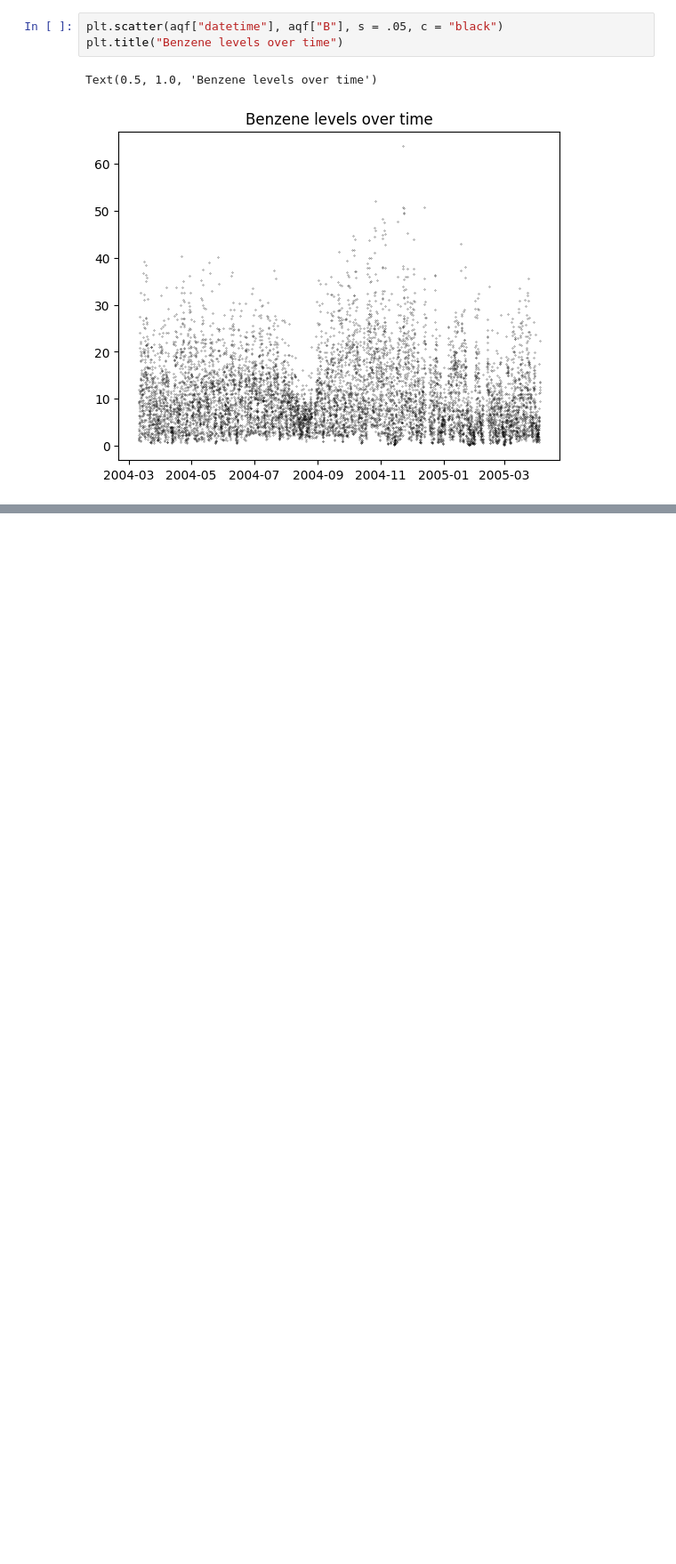
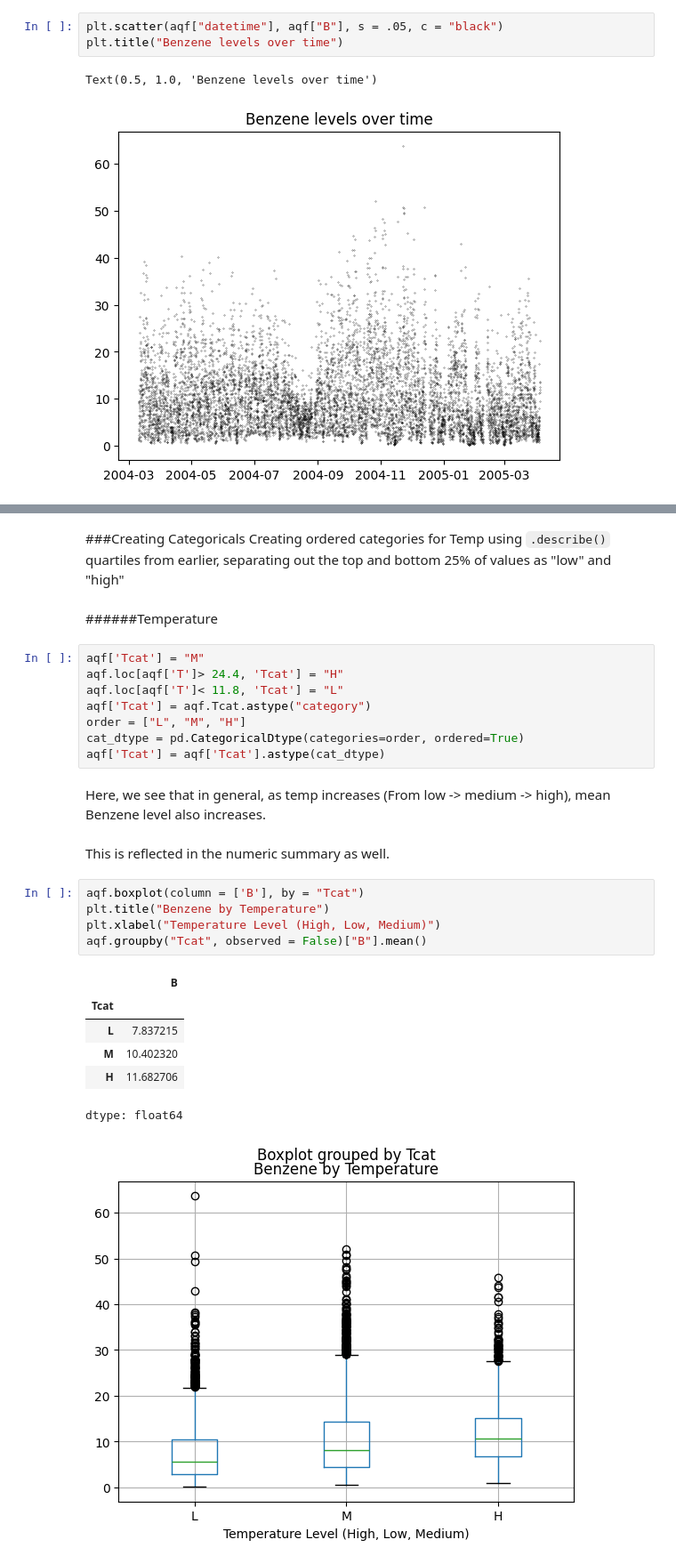
Before and after one commit to tort-cam/ST-554-P1, a Jupyter notebook: Task2/ST554Proj1EDA.ipynb, the cells around one changed output, grey strips where cells are left out. Shown at 89% size. Drawn from its saved outputs; the diff is of its cells as text; blank space fills up the shorter version.

```diff
--- a/Task2/ST554Proj1EDA.ipynb
+++ b/Task2/ST554Proj1EDA.ipynb
@@ -195,3 +255,33 @@ fig.update_traces(marker=dict(size=1))
 # %% [output]
 [interactive output not drawn]
 <Figure size 640x480 with 0 Axes>
+# %% [markdown]
+###Creating Categoricals
+Creating ordered categories for Temp using `.describe()` quartiles from earlier, separating out the top and bottom 25% of values as "low" and "high"
+# %% [markdown]
+######Temperature
+# %%
+aqf['Tcat'] = "M"
+aqf.loc[aqf['T']> 24.4, 'Tcat'] = "H"
+aqf.loc[aqf['T']< 11.8, 'Tcat'] = "L"
+aqf['Tcat'] = aqf.Tcat.astype("category")
+order = ["L", "M", "H"]
+cat_dtype = pd.CategoricalDtype(categories=order, ordered=True)
+aqf['Tcat'] = aqf['Tcat'].astype(cat_dtype)
+# %% [markdown]
+Here, we see that in general, as temp increases (From low -> medium -> high), mean Benzene level also increases.
+# %% [markdown]
+This is reflected in the numeric summary as well.
+# %%
+aqf.boxplot(column = ['B'], by = "Tcat")
+plt.title("Benzene by Temperature")
+plt.xlabel("Temperature Level (High, Low, Medium)")
+aqf.groupby("Tcat", observed = False)["B"].mean()
+# %% [output]
+|  | B |
+| Tcat |  |
+| L | 7.837215 |
+| M | 10.402320 |
+| H | 11.682706 |
+dtype: float64
+[figure, added]
```
Also changed, not shown: parts of 25 cells of this notebook.
